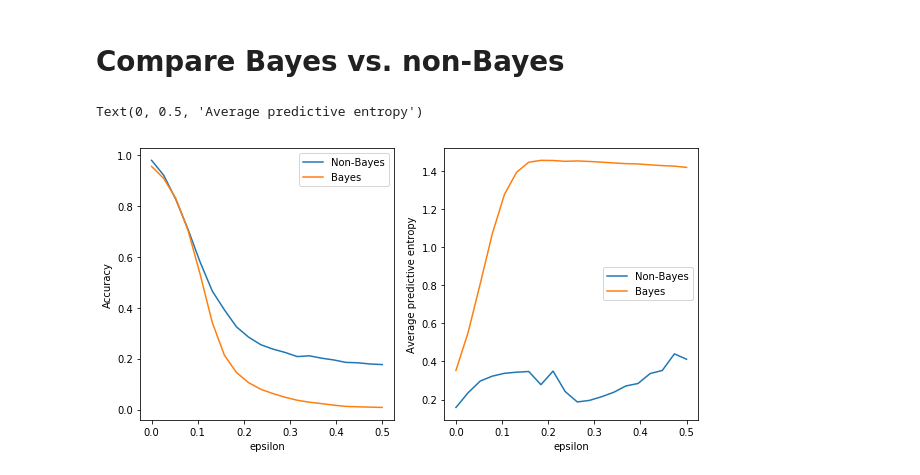
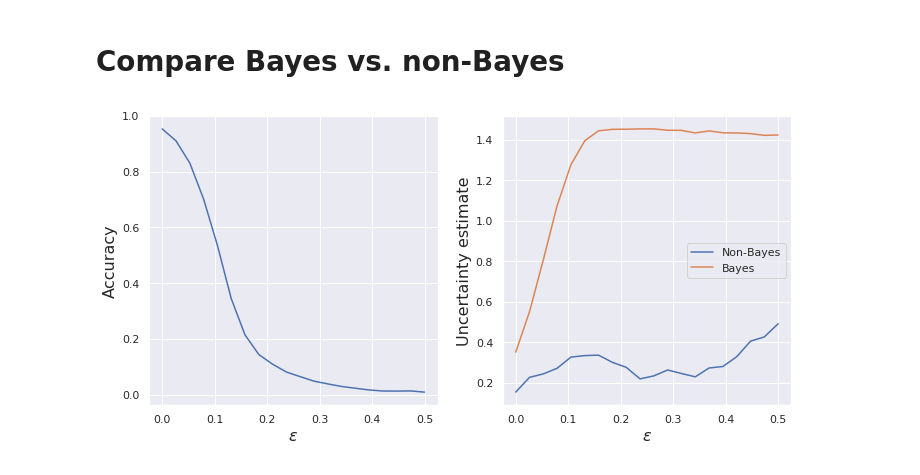
Before and after one commit to nikhil-dce/Examining-Robustness-of-BNNs-to-Adversarial-Examples, a Jupyter notebook: Adversarial_Methods/Deep_Fool_Code/FGSM_v2.ipynb, the cells around one changed output. Saved outputs shown, nothing was run; the diff lists cells and outputs as text; code cells hidden in the pictures.

Commit message:
Updating plots

```diff
--- a/Adversarial_Methods/Deep_Fool_Code/FGSM_v2.ipynb
+++ b/Adversarial_Methods/Deep_Fool_Code/FGSM_v2.ipynb
@@ -172,7 +172,7 @@ def attack_fgsm_v2 (model,loss,eps,device,loader,is_bayes=False):
     else:
         entropy = np.mean(Categorical(probs = F.softmax(attack_preds_soft,dim=0)).entropy().cpu().detach().numpy())
 
-    return np.mean(attack_acc), entropy
+    return np.mean(attack_acc), entropy, attack_images
 # %% [markdown]
 # Example attack on a non-Bayes CNN (MNIST)
 # %%
@@ -194,7 +194,7 @@ epsilons = np.linspace(0,0.5,20)
 acc = []
 entropies = []
 for eps in tqdm(epsilons):
-    success_rate,entropy = attack_fgsm_v2(model,loss,eps,device,test_loader)
+    success_rate,entropy, _ = attack_fgsm_v2(model,loss,eps,device,test_loader)
     acc.append(success_rate)
     entropies.append(entropy)
 # %%
@@ -236,7 +236,8 @@ epsilons = np.linspace(0,0.5,20)
 acc_bayes = []
 entropies_bayes = []
 for eps in tqdm(epsilons):
-    success_rate,entropy = attack_fgsm_v2(model,loss,eps,device,test_loader,is_bayes=True)
+    success_rate, entropy, attack_images = attack_fgsm_v2(model,loss,eps,device,test_loader,is_bayes=True)
+    np.where
     acc_bayes.append(success_rate)
     entropies_bayes.append(entropy)
 # %%
@@ -254,20 +255,25 @@ Text(0, 0.5, 'Average predictive entropy')
 [figure]
 # %% [markdown]
 # Compare Bayes vs. non-Bayes
+# %%
+import seaborn as sns
+sns.set()
 # %%
-plt.figure(figsize=(10,5))
+fig = plt.figure(figsize=(10,5))
 plt.subplot(1,2,1)
-plt.plot(epsilons,acc)
+# plt.plot(epsilons,acc)
 plt.plot(epsilons,acc_bayes)
-plt.legend(['Non-Bayes','Bayes'])
-plt.xlabel('epsilon')
-plt.ylabel('Accuracy')
+# plt.legend(['Non-Bayes','Bayes'])
+plt.xlabel(r'$\epsilon$', fontsize=16)
+plt.ylabel('Accuracy', fontsize=16)
 plt.subplot(1,2,2)
 plt.plot(epsilons,entropies)
 plt.plot(epsilons,entropies_bayes)
 plt.legend(['Non-Bayes','Bayes'])
-plt.xlabel('epsilon')
-plt.ylabel('Average predictive entropy')
+plt.xlabel(r'$\epsilon$', fontsize=16)
+plt.ylabel('Uncertainty estimate', fontsize=16)
+fig.tight_layout()
+plt.savefig('prelim_adv_attack.png')
+plt.show()
 # %% [output]
-Text(0, 0.5, 'Average predictive entropy')
-[figure, old version]
+[figure, new version]
```
Also changed, not shown: parts of 5 cells of this notebook, 3 other files.
